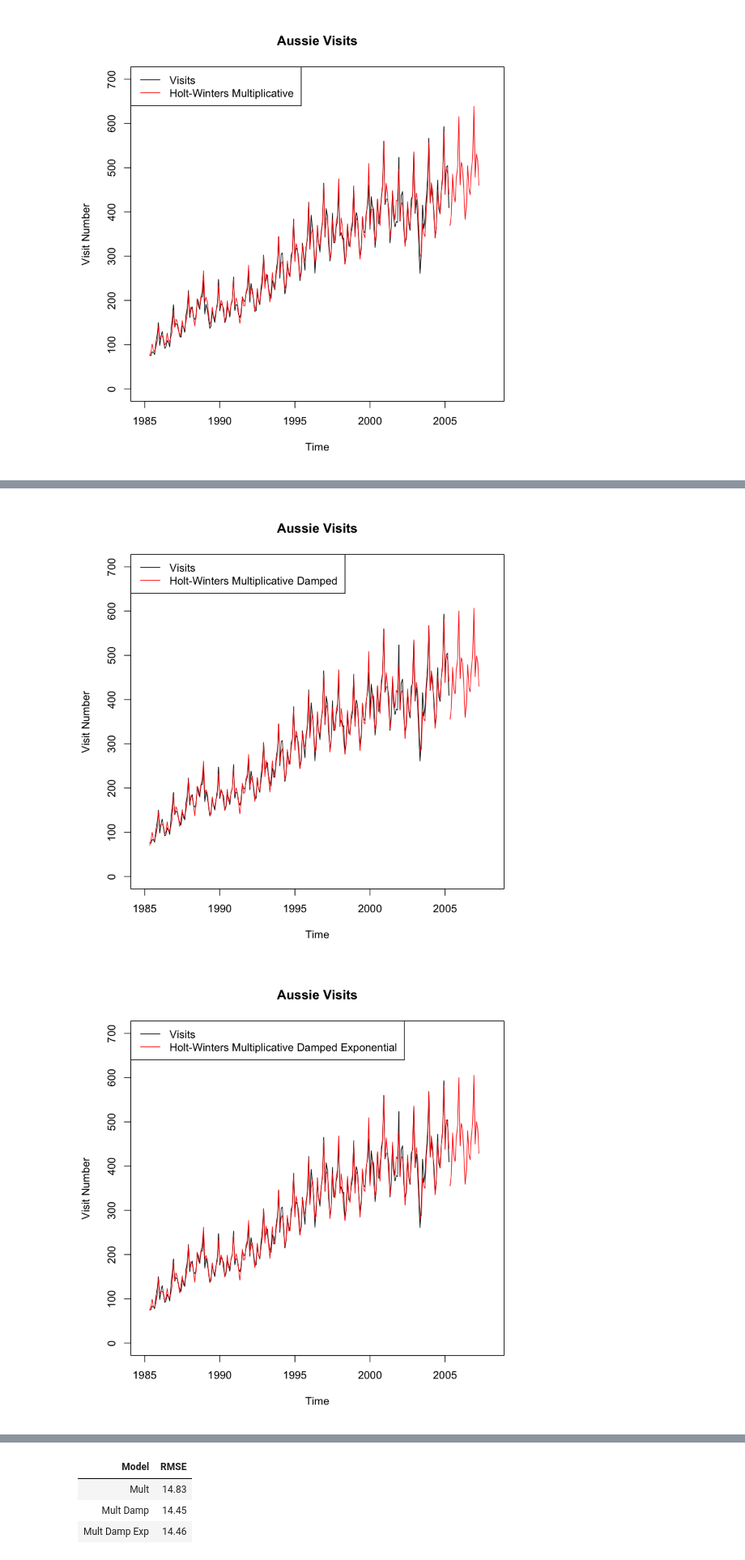
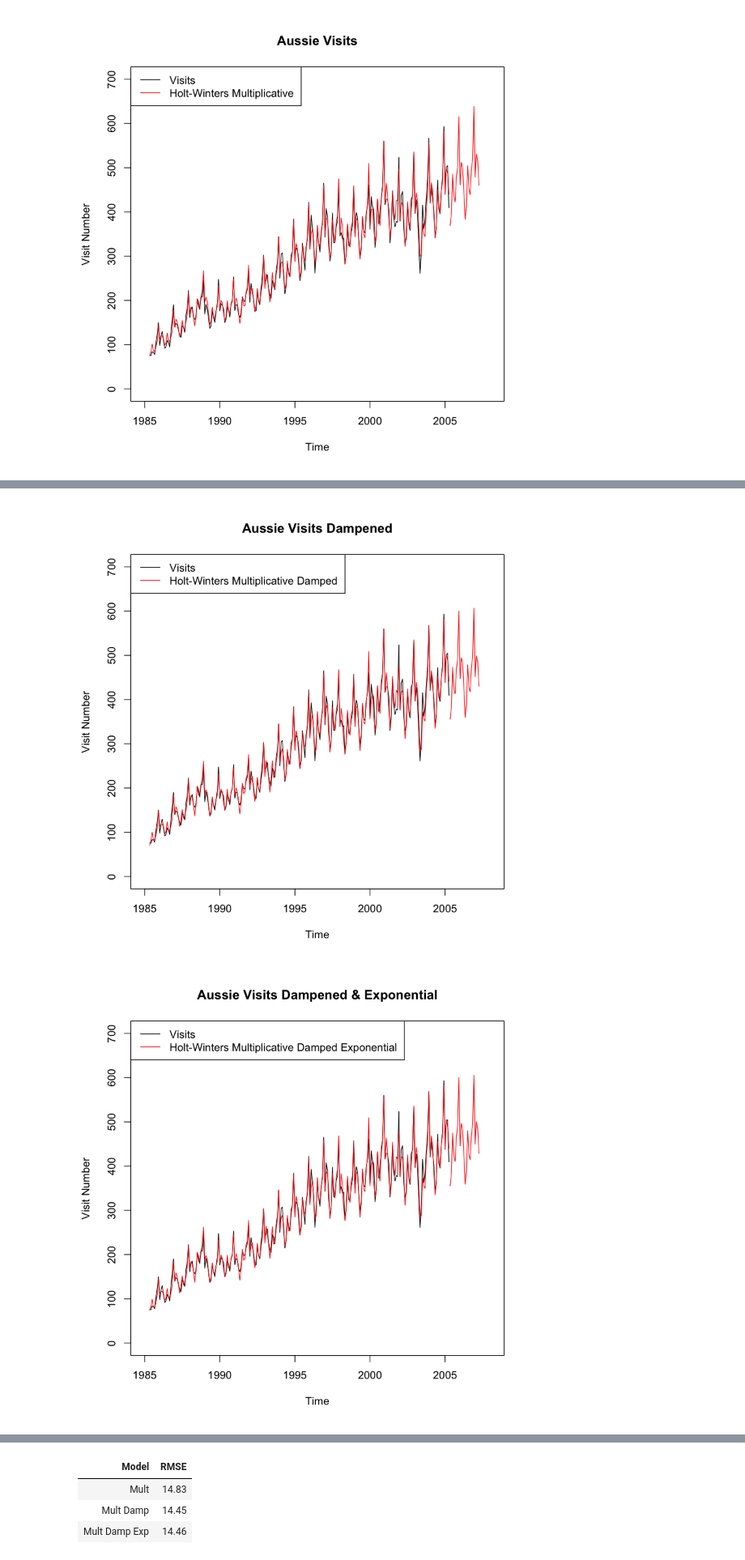
Before and after one commit to kofoide/forecasting, a Jupyter notebook: Week4/Assignment/Question3.ipynb, the cells around one changed output, grey strips where cells are left out. Shown at 81% size. Cells and saved outputs as stored; diff of their text form; code cells hidden in the pictures.

```diff
--- a/Week4/Assignment/Question3.ipynb
+++ b/Week4/Assignment/Question3.ipynb
@@ -82,7 +102,7 @@ First choosing to dampen because the gaining trend just cannot go on forever.
 # %%
 hw_mult_damp = hw(ds_full, seasonal="multiplicative", damped=TRUE, h=24)
 
-plot(ds_full, main="Aussie Visits", xlim=c(1985, 2008), ylim=c(0, 700), ylab="Visit Number", xlab="Time")
+plot(ds_full, main="Aussie Visits Dampened", xlim=c(1985, 2008), ylim=c(0, 700), ylab="Visit Number", xlab="Time")
 
 # Plot the fitted values to original
 lines(fitted(hw_mult_damp), col="red")
@@ -95,22 +115,22 @@ legend("topleft"
        , c("Visits", "Holt-Winters Multiplicative Damped")
        )
 # %% [output]
-[figure, old version]
+[figure, new version]
 # %%
 hw_mult_damp_exp = hw(ds_full, seasonal="multiplicative", damped=TRUE, exponential=TRUE, h=24)
 
-plot(ds_full, main="Aussie Visits", xlim=c(1985, 2008), ylim=c(0, 700), ylab="Visit Number", xlab="Time")
+plot(ds_full, main="Aussie Visits Dampened & Exponential", xlim=c(1985, 2008), ylim=c(0, 700), ylab="Visit Number", xlab="Time")
 
 # Plot the fitted values to original
 lines(fitted(hw_mult_damp_exp), col="red")
 # Plot the forecasted values
 lines(hw_mult_damp_exp$mean, col="red")
 
 
 legend("topleft"
        , lty=1
        , col=c("black", "red")
        , c("Visits", "Holt-Winters Multiplicative Damped Exponential")
        )
 # %% [output]
-[figure, old version]
+[figure, new version]
```
Also changed, not shown: parts of 10 cells of this notebook, 3 other files.
